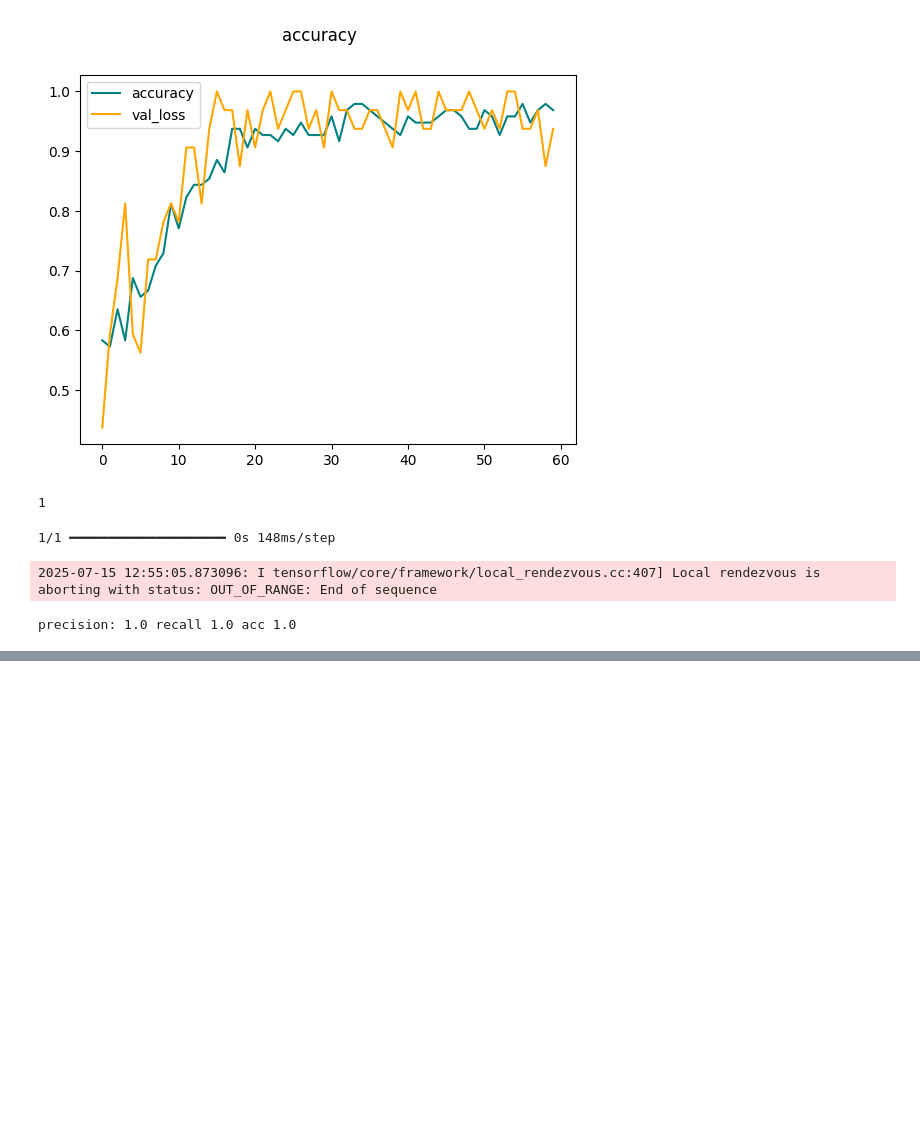
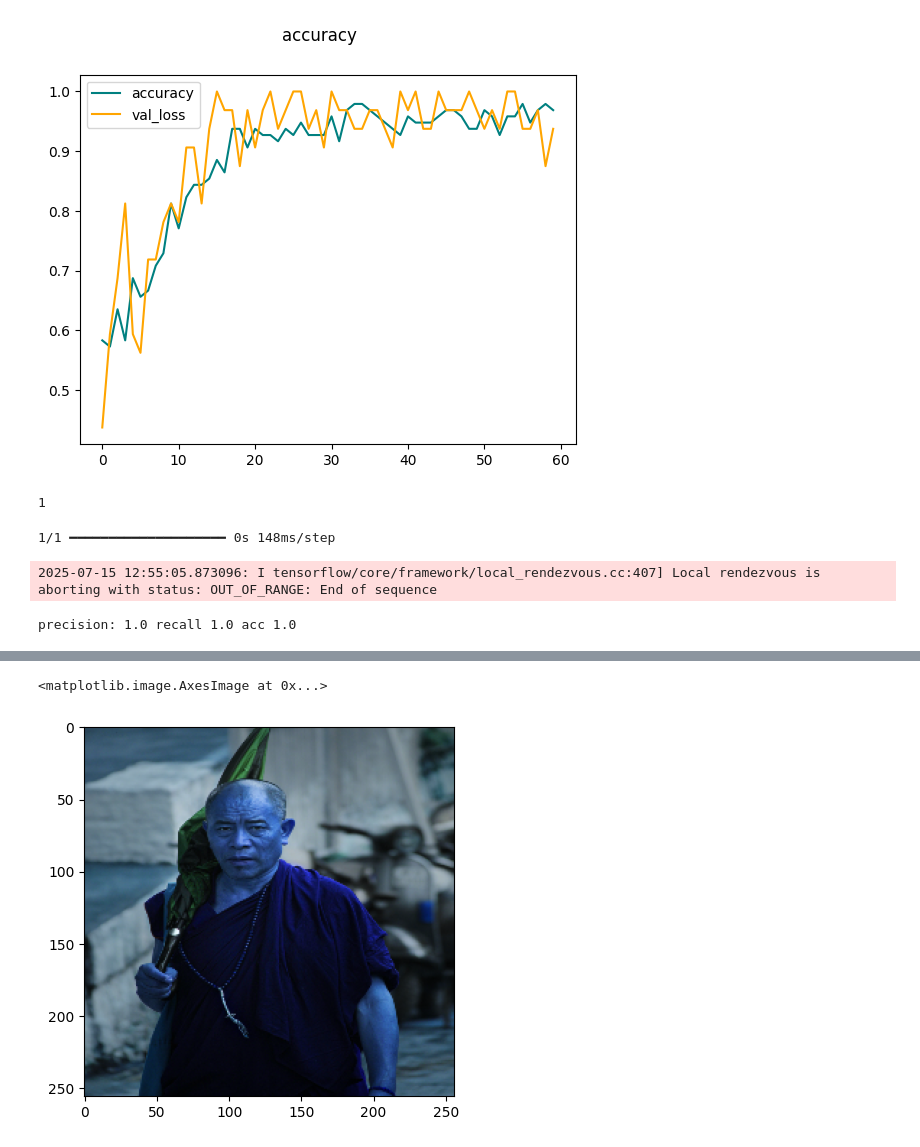
Before and after one commit to ShriVarshaan/animal-image-classifier, a Jupyter notebook: ImageClassification.ipynb, the cells around one changed output, grey strips where cells are left out. Saved outputs shown, nothing was run; the diff lists cells and outputs as text; code cells hidden in the pictures; blank space fills up the shorter version.

```diff
--- a/ImageClassification.ipynb
+++ b/ImageClassification.ipynb
@@ -243,0 +250,6 @@ precision: 1.0 recall 1.0 acc 1.0
+# %%
+resize = tf.image.resize(img, (256, 256))
+plt.imshow(resize/255)
+# %% [output]
+<matplotlib.image.AxesImage at 0x...>
+[figure, added]
```
Also changed, not shown: parts of 7 cells of this notebook, 2 other files.
